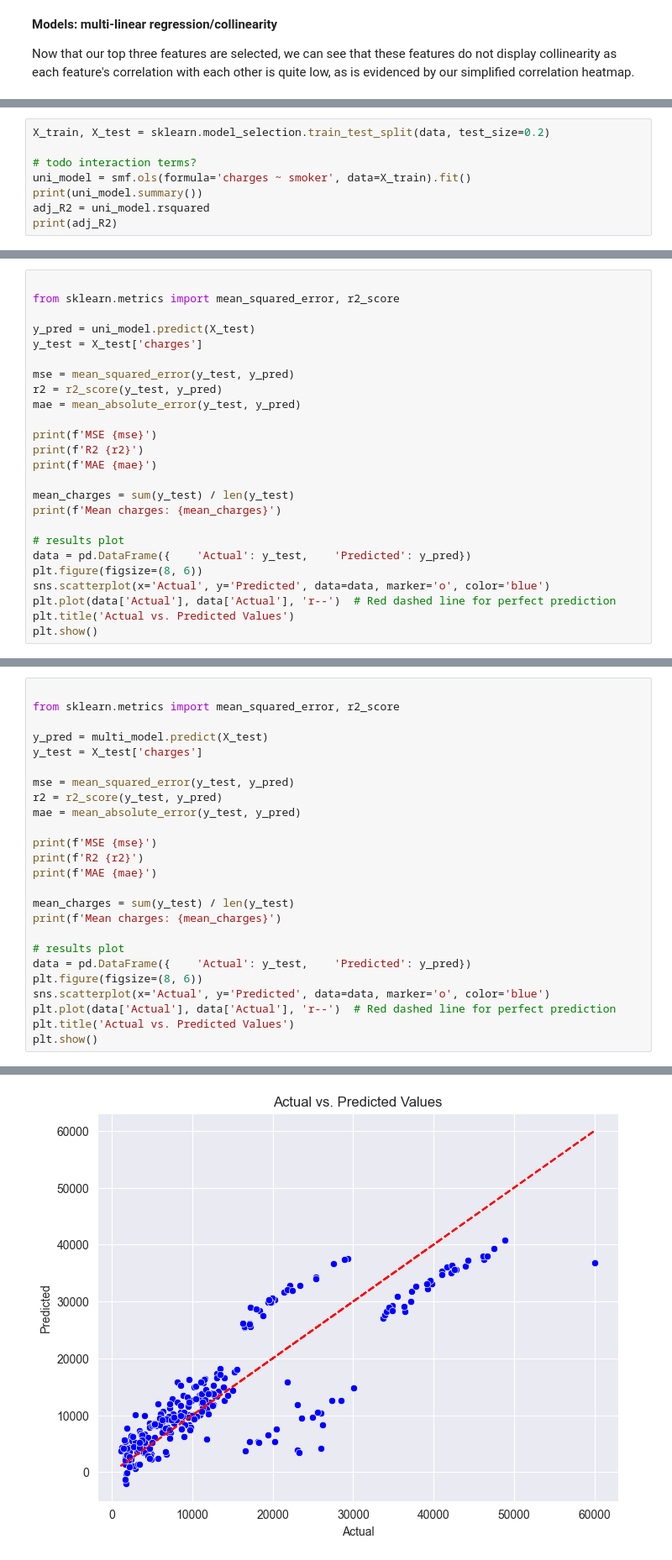
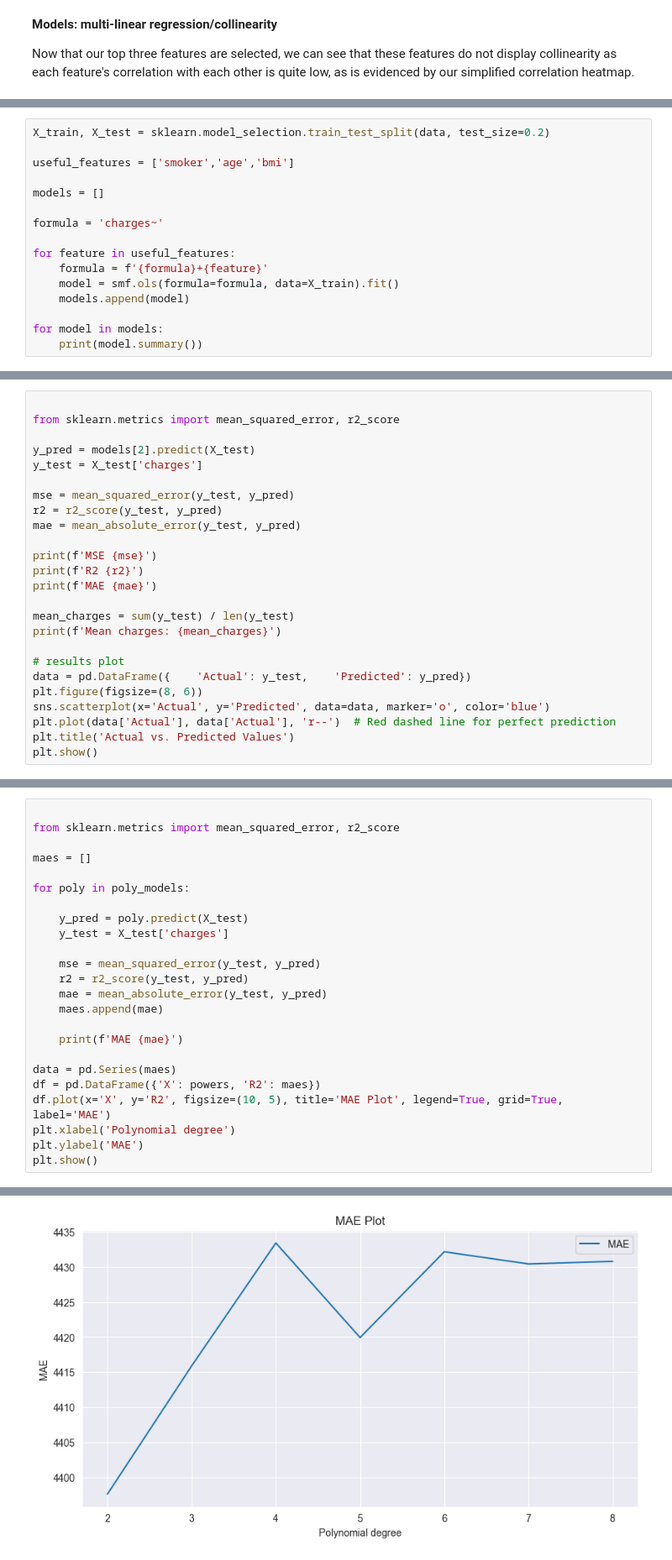
Before and after one commit to unit4216/boulder-super-learning, a Jupyter notebook: Modelling Insurance Charges.ipynb, the cells around one changed output, grey strips where cells are left out. Shown at 84% size. Saved outputs shown, nothing was run; the diff lists cells and outputs as text.

```diff
--- a/Modelling Insurance Charges.ipynb
+++ b/Modelling Insurance Charges.ipynb
@@ -198,11 +200,19 @@ First, we'll test a simple uni-variate linear regression model, using `smoker` a
 # %%
 X_train, X_test = sklearn.model_selection.train_test_split(data, test_size=0.2)
 
-# todo interaction terms?
-uni_model = smf.ols(formula='charges ~ smoker', data=X_train).fit()
-print(uni_model.summary())
-adj_R2 = uni_model.rsquared
-print(adj_R2)
+useful_features = ['smoker','age','bmi']
+
+models = []
+
+formula = 'charges~'
+
+for feature in useful_features:
+    formula = f'{formula}+{feature}'
+    model = smf.ols(formula=formula, data=X_train).fit()
+    models.append(model)
+
+for model in models:
+    print(model.summary())
 # %% [output]
                             OLS Regression Results
 ==============================================================================
@@ -261,7 +279,7 @@ Here, we analyze our results from each model - first, the univariate.
 
 from sklearn.metrics import mean_squared_error, r2_score
 
-y_pred = uni_model.predict(X_test)
+y_pred = models[2].predict(X_test)
 y_test = X_test['charges']
 
 mse = mean_squared_error(y_test, y_pred)
@@ -294,25 +312,24 @@ Next, the multivariate...
 
 from sklearn.metrics import mean_squared_error, r2_score
 
-y_pred = multi_model.predict(X_test)
-y_test = X_test['charges']
+maes = []
 
-mse = mean_squared_error(y_test, y_pred)
-r2 = r2_score(y_test, y_pred)
-mae = mean_absolute_error(y_test, y_pred)
+for poly in poly_models:
 
-print(f'MSE {mse}')
-print(f'R2 {r2}')
-print(f'MAE {mae}')
+    y_pred = poly.predict(X_test)
+    y_test = X_test['charges']
 
-mean_charges = sum(y_test) / len(y_test)
-print(f'Mean charges: {mean_charges}')
+    mse = mean_squared_error(y_test, y_pred)
+    r2 = r2_score(y_test, y_pred)
+    mae = mean_absolute_error(y_test, y_pred)
+    maes.append(mae)
 
-# results plot
-data = pd.DataFrame({    'Actual': y_test,    'Predicted': y_pred})
-plt.figure(figsize=(8, 6))
-sns.scatterplot(x='Actual', y='Predicted', data=data, marker='o', color='blue')
-plt.plot(data['Actual'], data['Actual'], 'r--')  # Red dashed line for perfect prediction
-plt.title('Actual vs. Predicted Values')
+    print(f'MAE {mae}')
+
+data = pd.Series(maes)
+df = pd.DataFrame({'X': powers, 'R2': maes})
+df.plot(x='X', y='R2', figsize=(10, 5), title='MAE Plot', legend=True, grid=True, label='MAE')
+plt.xlabel('Polynomial degree')
+plt.ylabel('MAE')
 plt.show()
 # %% [output]
@@ -323 +343 @@ Mean charges: 13687.739405447763
-[figure, old version]
+[figure, new version]
```
Also changed, not shown: parts of 12 cells of this notebook.
